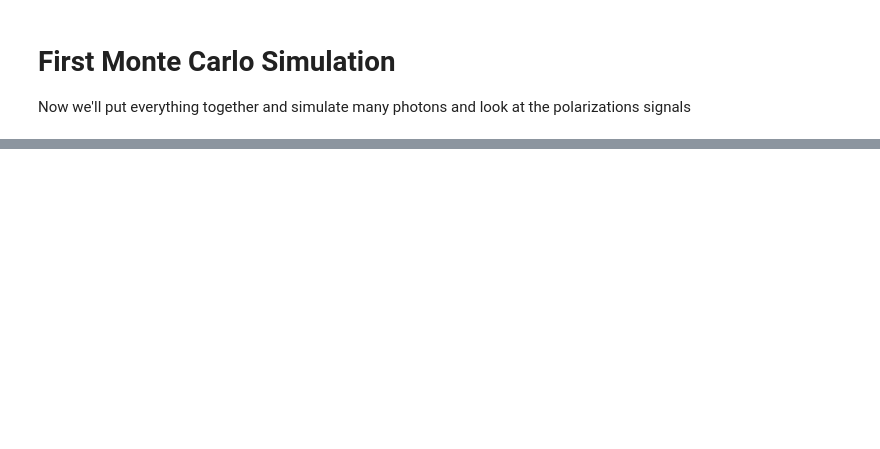
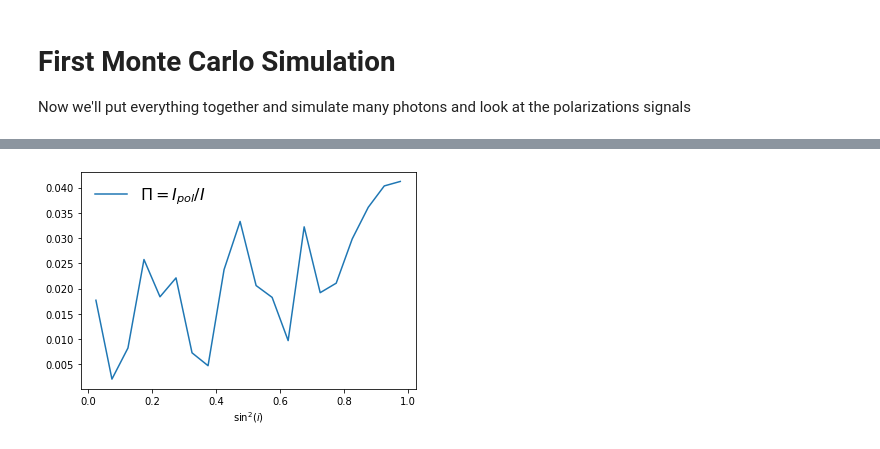
Before and after one commit to Kaynar00/MCPolarization, a Jupyter notebook: MCPolarization.ipynb, the cells around one changed output, grey strips where cells are left out. Drawn from its saved outputs; the diff is of its cells as text; code cells hidden in the pictures; blank space fills up the shorter version.

```diff
--- a/MCPolarization.ipynb
+++ b/MCPolarization.ipynb
@@ -485,9 +498,11 @@ plt.show()
 # %%
 #Now plot the net polarization
-plt.plot(obs_data["sin2is"],,label=r"$\Pi = I_{pol}/I$")
+plt.plot(obs_data["sin2is"],(abs(sqrt(obs_data['Q']**2+obs_data['U']**2)))/obs_data["I"],label=r"$\Pi = I_{pol}/I$")
 plt.legend(frameon=False,fontsize=16)
 plt.xlabel(r"$\sin^2(i)$")
 plt.show()
+# %% [output]
+[figure, added]
 # %%
 sin2ibin = 9
 plt.imshow(obs_data["spatial_angle"][sin2ibin,:,:].T,interpolation='none',origin='lower',vmin=-0.,vmax=pi/2.,cmap='seismic',extent=[obs_data["x"][0],obs_data["x"][-1],obs_data["y"][0],obs_data["y"][-1]])
```
Also changed, not shown: parts of 10 cells of this notebook.
